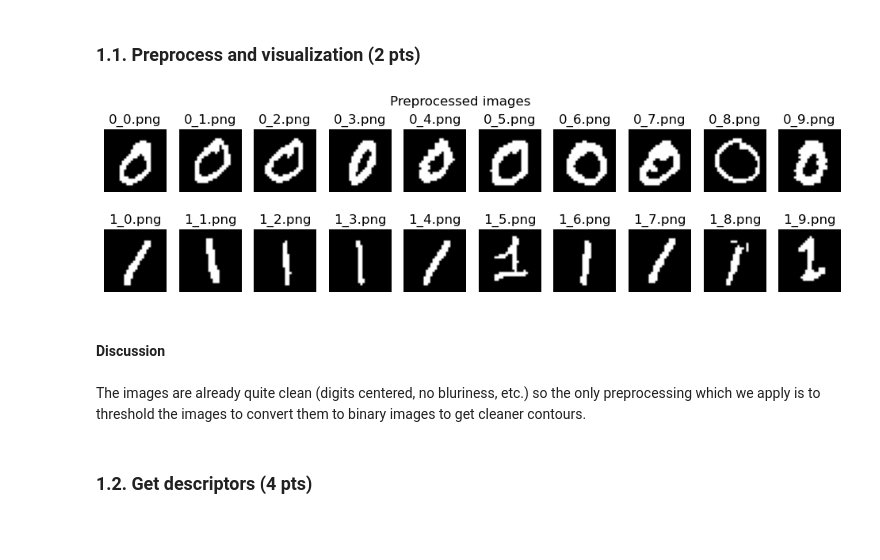
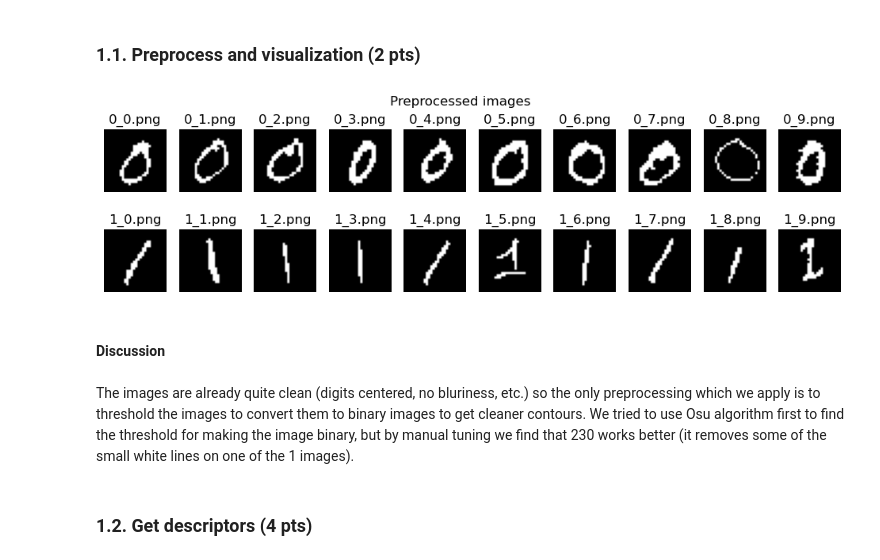
Before and after one commit to Jucifer06/EE_451_group_project, a Jupyter notebook: lab2/lab_02_object_description_thomas_mehrad.ipynb, the cells around one changed output. Saved outputs shown, nothing was run; the diff lists cells and outputs as text; code cells hidden in the pictures; blank space fills up the shorter version.

```diff
--- a/lab2/lab_02_object_description_thomas_mehrad.ipynb
+++ b/lab2/lab_02_object_description_thomas_mehrad.ipynb
@@ -134,27 +135,28 @@ In this part you will use images of "0"s and "1"s.
 # %% [markdown]
 ### 1.1. Preprocess and visualization (2 pts)
 # %%
-zeros = [im > filters.threshold_otsu(im) for im in zeros_im]
-ones = [im > filters.threshold_otsu(im) for im in ones_im]
+THRESHOLD = 230
+zeros = [im > THRESHOLD for im in zeros_im]
+ones = [im > THRESHOLD for im in ones_im]
 
 # Plot images
 fig, axes = plt.subplots(2, len(zeros), figsize=(12, 3))
 for ax, im, nm in zip(axes[0], zeros, zeros_names):
     ax.imshow(im, cmap='gray')
     ax.axis('off')
     ax.set_title(nm)
 for ax, im, nm in zip(axes[1], ones, ones_names):
     ax.imshow(im, cmap='gray')
     ax.axis('off')
     ax.set_title(nm)
 fig.suptitle("Preprocessed images")
 plt.show()
 # %% [output]
-[figure, old version]
+[figure, new version]
 # %% [markdown]
 #### Discussion
 # %% [markdown]
-The images are already quite clean (digits centered, no bluriness, etc.) so the only preprocessing which we apply is to threshold the images to convert them to binary images to get cleaner contours.
+The images are already quite clean (digits centered, no bluriness, etc.) so the only preprocessing which we apply is to threshold the images to convert them to binary images to get cleaner contours. We tried to use Osu algorithm first to find the threshold for making the image binary, but by manual tuning we find that 230 works better (it removes some of the small white lines on one of the 1 images).
 # %% [markdown]
 ### 1.2. Get descriptors (4 pts)
 # %%
```
Also changed, not shown: parts of 10 cells of this notebook.
